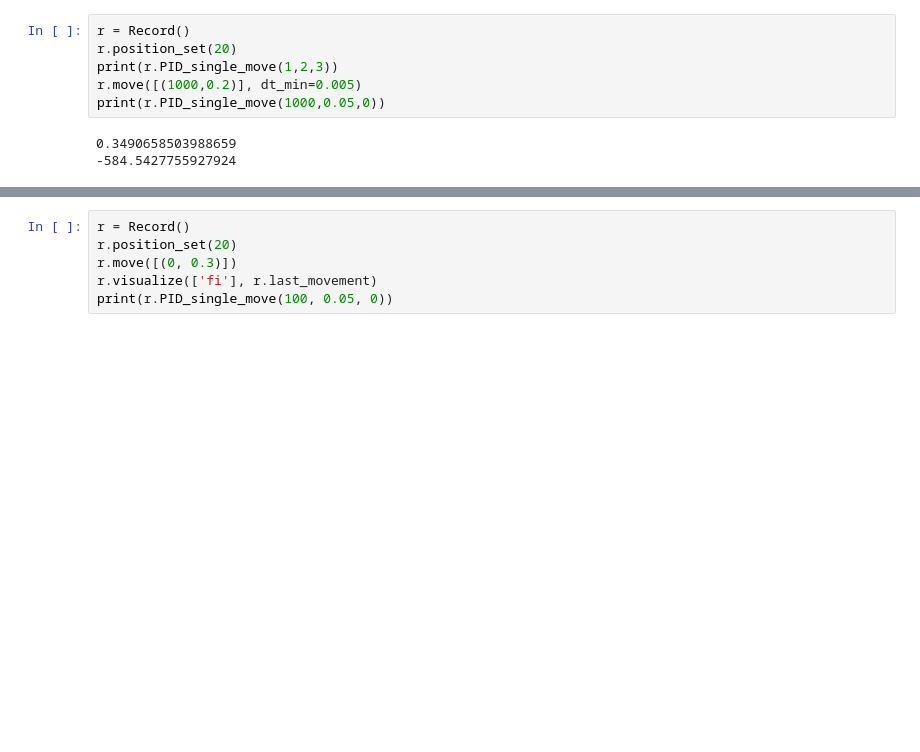
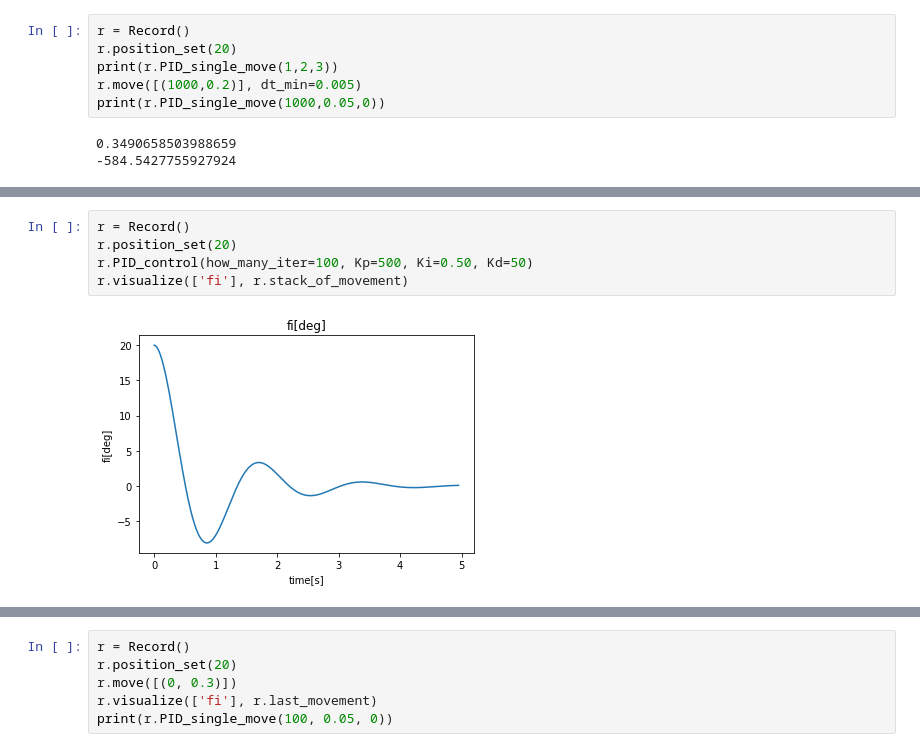
Before and after one commit to Slawomir8Mazur/Inverted-pendulum-AI-control, a Jupyter notebook: PID_control.ipynb, the cells around one changed output, grey strips where cells are left out. Saved outputs shown, nothing was run; the diff lists cells and outputs as text; blank space fills up the shorter version.

```diff
--- a/PID_control.ipynb
+++ b/PID_control.ipynb
@@ -293,0 +303,7 @@ r.last_movement
+# %%
+r = Record()
+r.position_set(20)
+r.PID_control(how_many_iter=100, Kp=500, Ki=0.50, Kd=50)
+r.visualize(['fi'], r.stack_of_movement)
+# %% [output]
+[figure, added]
```
Also changed, not shown: parts of 6 cells of this notebook, 7 other files.
